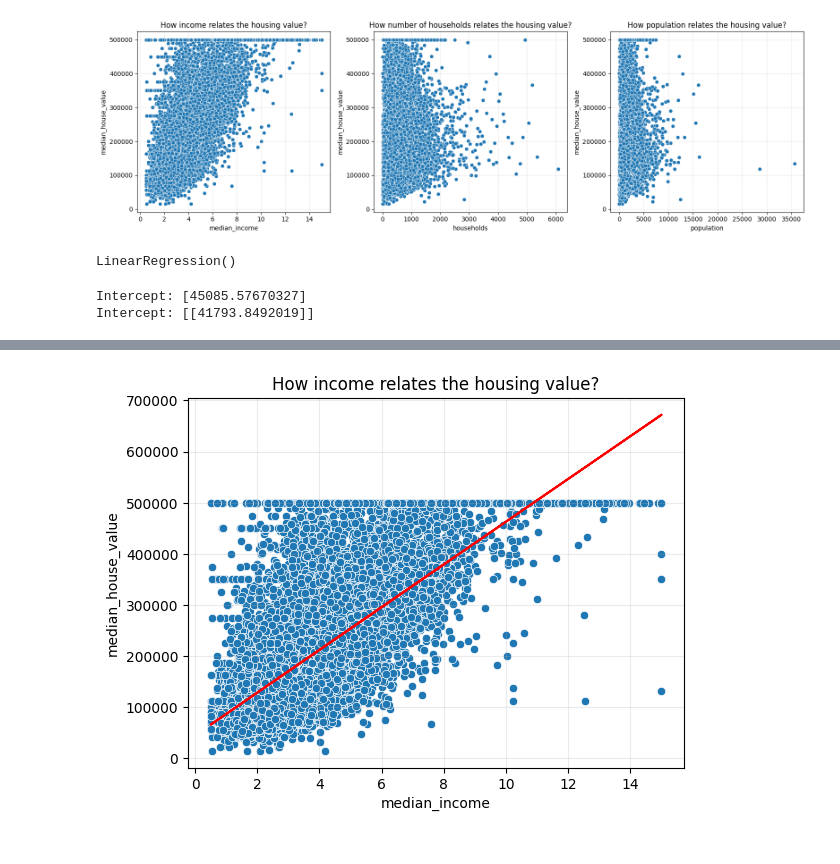
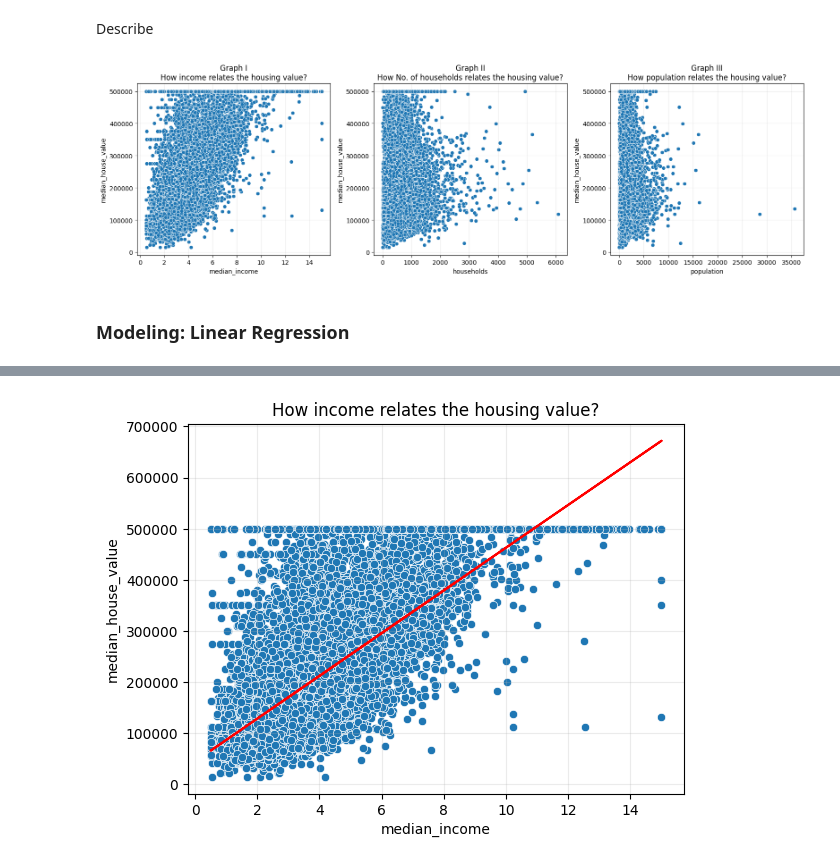
Before and after one commit to imdarshik/CSCN8010-labs, a Jupyter notebook: week3/house_price_predictor.ipynb, the cells around one changed output, grey strips where cells are left out. Drawn from its saved outputs; the diff is of its cells as text; code cells hidden in the pictures.

```diff
--- a/week3/house_price_predictor.ipynb
+++ b/week3/house_price_predictor.ipynb
@@ -61,23 +72,34 @@ import seaborn as sns
+# %% [markdown]
+Describe
 # %%
+# Import ploting libraries
+import matplotlib.pyplot as plt
+import seaborn as sns
+
 plt.figure(figsize=(16,5))
 
+# Median income VS Median house value
 plt.subplot(1,3,1)
 sns.scatterplot(df, x="median_income", y="median_house_value")
-plt.title("How income relates the housing value?")
+plt.title("Graph I\nHow income relates the housing value?")
 plt.grid(alpha=0.25)
 
+# Number of households VS Median house value
 plt.subplot(1,3,2)
 sns.scatterplot(df, x="households", y="median_house_value")
-plt.title("How number of households relates the housing value?")
+plt.title("Graph II\nHow No. of households relates the housing value?")
 plt.grid(alpha=0.25)
 
+# Population VS Median house value
 plt.subplot(1,3,3)
 sns.scatterplot(df, x="population", y="median_house_value")
-plt.title("How population relates the housing value?")
+plt.title("Graph III\nHow population relates the housing value?")
 plt.grid(alpha=0.25)
 
 plt.tight_layout()
 plt.show()
 # %% [output]
-[figure, old version]
+[figure, new version]
+# %% [markdown]
+### **Modeling: Linear Regression**
 # %%
@@ -90,10 +120,0 @@ model = LinearRegression()
-# %%
-model.fit(X=df[["median_income"]], y=df[["median_house_value"]])
-# %% [output]
-LinearRegression()
-# %%
-print(f"Intercept: {model.intercept_}")
-print(f"Intercept: {model.coef_}")
-# %% [output]
-Intercept: [45085.57670327]
-Intercept: [[41793.8492019]]
```
Also changed, not shown: parts of 26 cells of this notebook, 1 other file.
